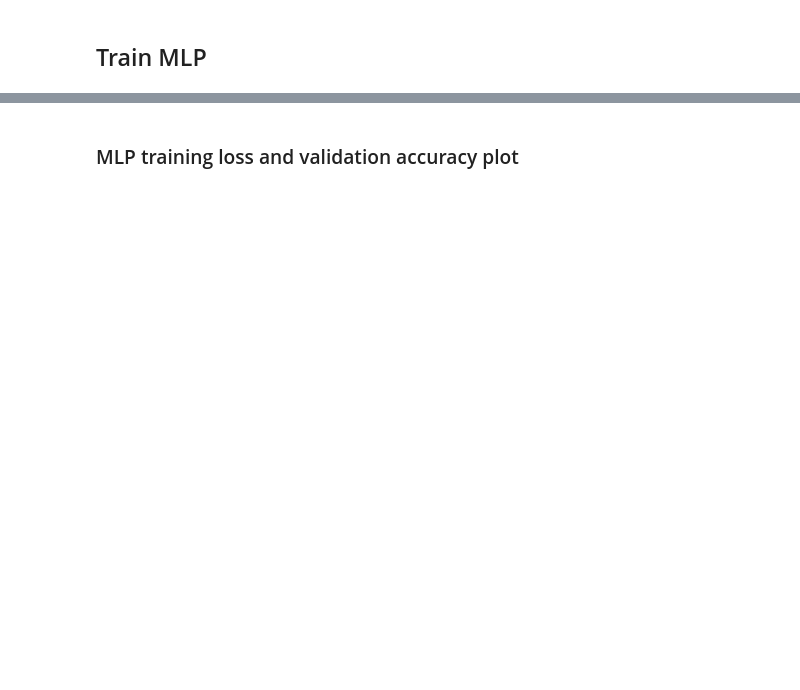
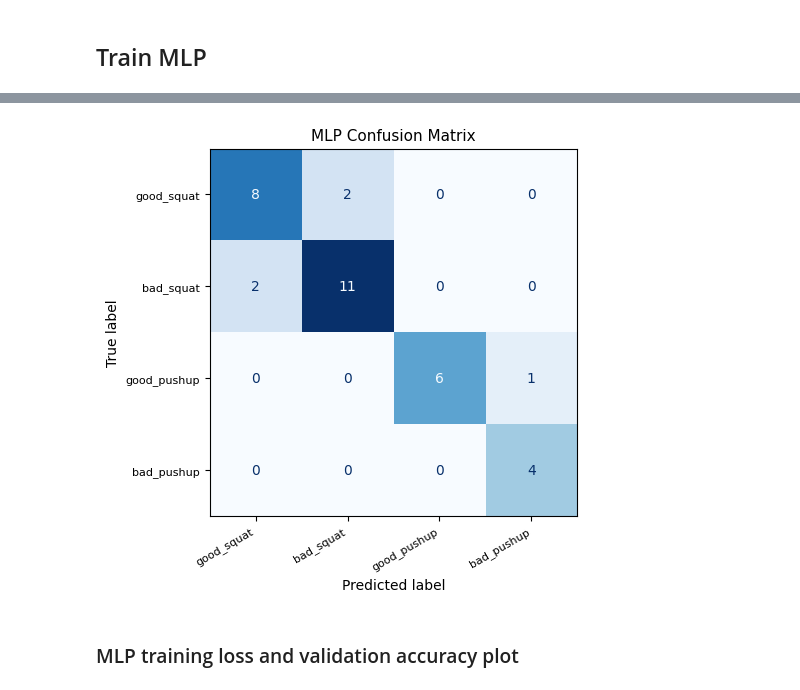
Before and after one commit to Satyabratadas/pose-insight, a Jupyter notebook: models_training.ipynb, the cells around one changed output, grey strips where cells are left out. Saved outputs shown, nothing was run; the diff lists cells and outputs as text; code cells hidden in the pictures; blank space fills up the shorter version.

```diff
--- a/models_training.ipynb
+++ b/models_training.ipynb
@@ -286,6 +319,42 @@ Epoch 12/50 | Loss: 0.2129 | Val Acc: 0.853
     accuracy                           0.85        34
    macro avg       0.86      0.88      0.86        34
 weighted avg       0.86      0.85      0.85        34
+# %%
+## MLP CONFUSION MATRIX
+
+mlp_cm = confusion_matrix(
+    y_val,
+    mlp_preds.numpy()
+)
+
+disp = ConfusionMatrixDisplay(
+    confusion_matrix=mlp_cm,
+    display_labels=list(LABEL_MAP.keys())
+)
+
+fig, ax = plt.subplots(figsize=(5,5))
+
+disp.plot(
+    cmap="Blues",
+    ax=ax,
+    colorbar=False
+)
+
+plt.title("MLP Confusion Matrix", fontsize=11)
+plt.xticks(rotation=30, ha="right", fontsize=8)
+plt.yticks(fontsize=8)
+
+plt.tight_layout()
+
+plt.savefig(
+    "/kaggle/working/plots/mlp_confusion_matrix_ieee.png",
+    dpi=300,
+    bbox_inches="tight"
+)
+
+plt.show()
+# %% [output]
+[figure, added]
 # %% [markdown]
 ### MLP training loss and validation accuracy plot
 # %%
```
Also changed, not shown: parts of 11 cells of this notebook, 4 other files.
